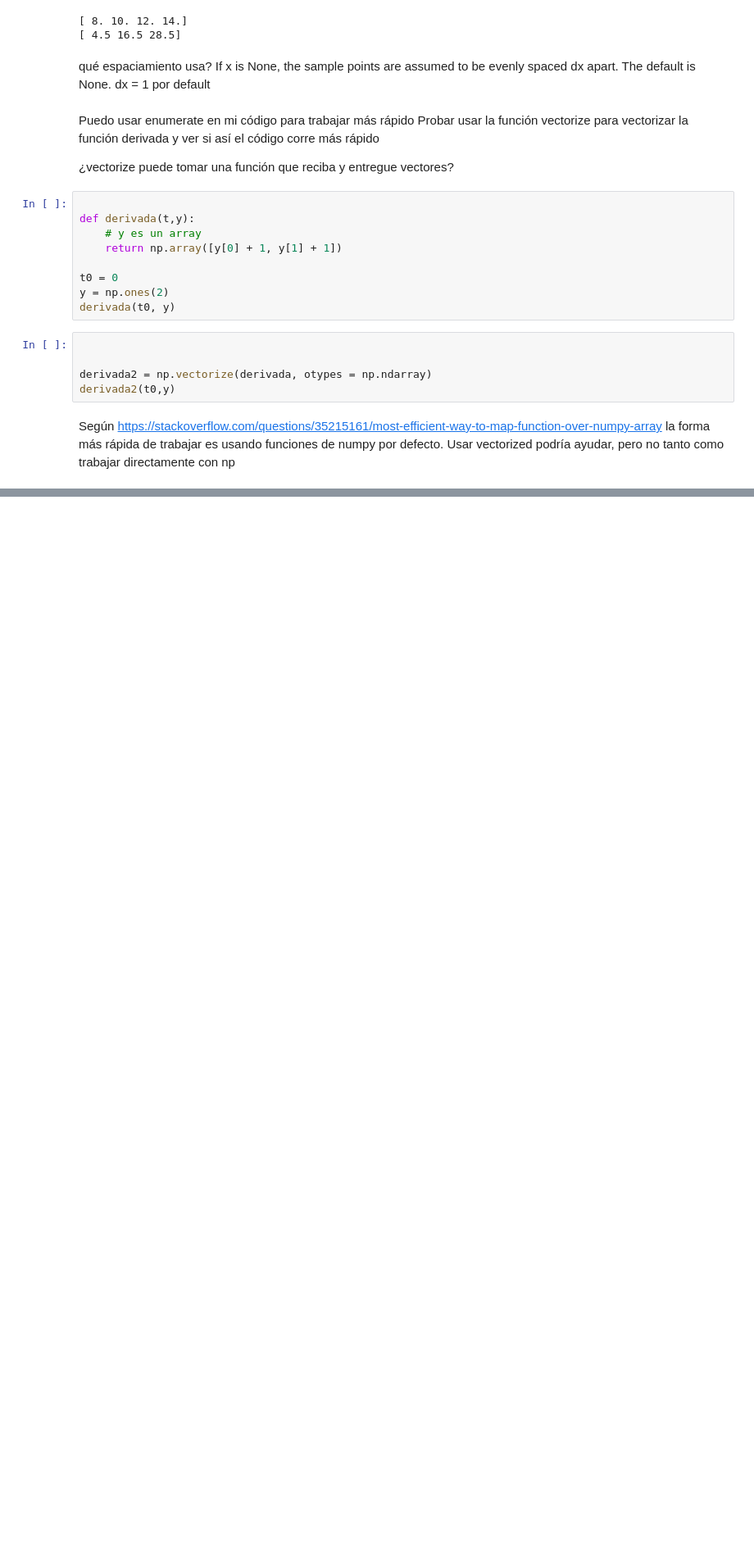
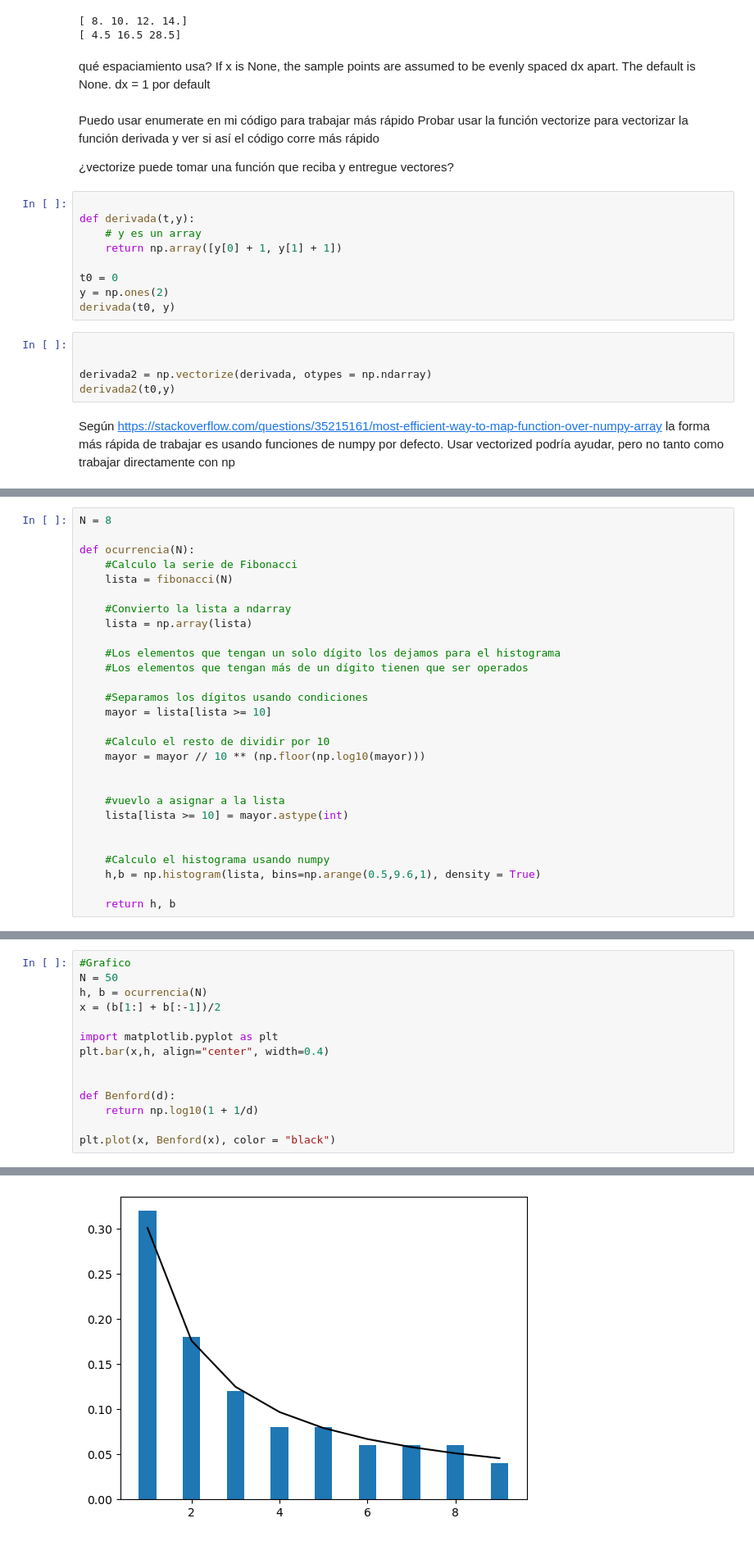
Before and after one commit to Lupama2/IntroPython, a Jupyter notebook: Ejercicios de clases/clase_10.ipynb, the cells around one changed output, grey strips where cells are left out. Shown: that part at 82% size. Drawn from its saved outputs; the diff is of its cells as text; blank space fills up the shorter version.

```diff
--- a/Ejercicios de clases/clase_10.ipynb
+++ b/Ejercicios de clases/clase_10.ipynb
@@ -40,0 +121,28 @@ la forma más rápida de trabajar es usando funciones de numpy por defecto. Usar
+# %%
+N = 8
+
+def ocurrencia(N):
+    #Calculo la serie de Fibonacci
+    lista = fibonacci(N)
+
+    #Convierto la lista a ndarray
+    lista = np.array(lista)
+
+    #Los elementos que tengan un solo dígito los dejamos para el histograma
+    #Los elementos que tengan más de un dígito tienen que ser operados
+
+    #Separamos los dígitos usando condiciones
+    mayor = lista[lista >= 10]
+
+    #Calculo el resto de dividir por 10
+    mayor = mayor // 10 ** (np.floor(np.log10(mayor)))
+
+
+    #vuevlo a asignar a la lista
+    lista[lista >= 10] = mayor.astype(int)
+
+
+    #Calculo el histograma usando numpy
+    h,b = np.histogram(lista, bins=np.arange(0.5,9.6,1), density = True)
+
+    return h, b
@@ -40,0 +151,15 @@ la forma más rápida de trabajar es usando funciones de numpy por defecto. Usar
+# %%
+#Grafico
+N = 50
+h, b = ocurrencia(N)
+x = (b[1:] + b[:-1])/2
+
+import matplotlib.pyplot as plt
+plt.bar(x,h, align="center", width=0.4)
+
+
+def Benford(d):
+    return np.log10(1 + 1/d)
+
+plt.plot(x, Benford(x), color = "black")
+# %% [output]
@@ -40,0 +167 @@ la forma más rápida de trabajar es usando funciones de numpy por defecto. Usar
+[figure, added]
```
Also changed, not shown: parts of 17 cells of this notebook.
